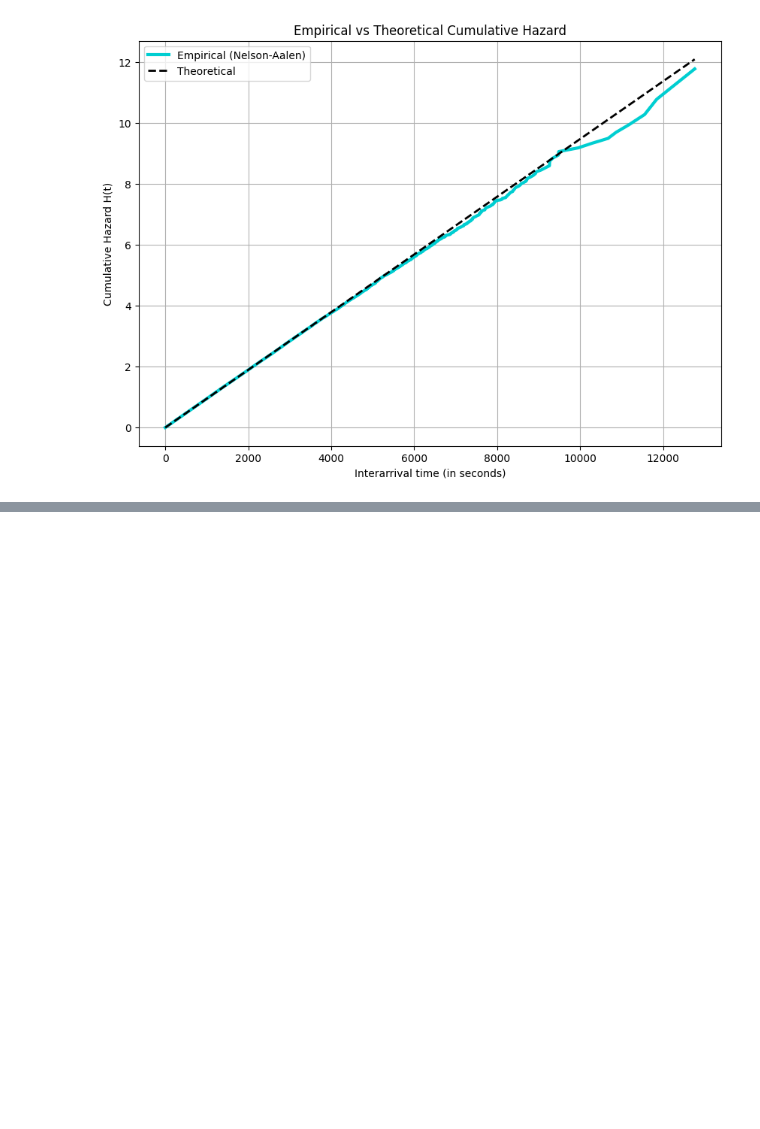
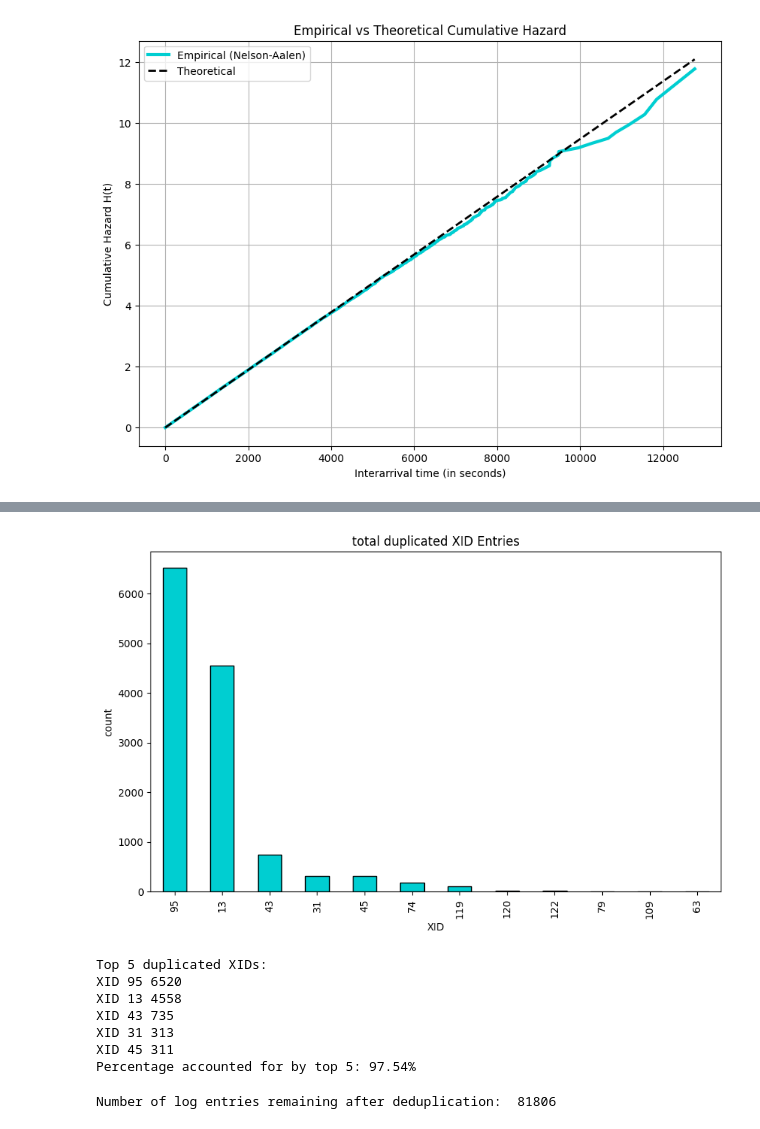
Before and after one commit to DhruvVohra11/gpu_cluster_analysis, a Jupyter notebook: ProjectPart2.ipynb, the cells around one changed output, grey strips where cells are left out. Cells and saved outputs as stored; diff of their text form; code cells hidden in the pictures; blank space fills up the shorter version.

Commit message:
task3 part 1 and 2 done

```diff
--- a/ProjectPart2.ipynb
+++ b/ProjectPart2.ipynb
@@ -451,0 +454,16 @@ plt.show()
+# %%
+import pandas as pd
+
+#repeat steps in task 0 to flatten dataset and extract important information from the dataset
+#data is noisy with duplicates
+
+raw_noisy_dict = pd.read_pickle("delta_a100_gpu_xid_dataset_with_noise.pkl")
+errors = []
+for date, error_list in raw_noisy_dict.items():
+   for i in error_list:
+      i["Date"] = date
+      errors.append(i)
+
+df_noisy = pd.DataFrame(errors)
+df_noisy = df_noisy[["Date", "datetime", "timestamp", "node_name", "device_id", "XID", "Tag"]]
+df_noisy = df_noisy.sort_values(by='timestamp')
@@ -451,0 +503,46 @@ plt.show()
+# %%
+# 3.1b: Plot histogram of duplicate XID's
+import matplotlib.pyplot as plt
+
+dup_count = df_duplicates['XID'].value_counts() # use value_counts again (similar in task 1) takes each occurance of a  unique XID and counts how many times
+#it shows up
+# essentially a faster, simplified hash map counting algorithm where key -> XID , value -> count
+
+plt.figure(figsize=(10, 6))
+plt.title("total duplicated XID Entries")
+plt.xlabel("XID")
+plt.ylabel("count")
+plt.grid(axis='y', linestyle='-', alpha=0.6)
+dup_count.plot(kind='bar', color='darkturquoise', edgecolor='black')
+
+plt.show()
+
+top_5 = {}
+for i, (x,c) in enumerate(dup_count.items()):
+    if i <= 5:
+        top_5[x] = c
+    else:
+        break
+print("Top 5 duplicated XIDs:")
+top_5_sum = 0
+for xid, count in top_5_duplicates.items():
+    top_5_sum += count
+    print("XID", xid,  count)
+percent_top_5 = (top_5_sum/ len(df_duplicates)) * 100
+print(f"Percentage accounted for by top 5: {percent_top_5:.2f}%")
+# %% [output]
+[figure, added]
+Top 5 duplicated XIDs:
+XID 95 6520
+XID 13 4558
+XID 43 735
+XID 31 313
+XID 45 311
+Percentage accounted for by top 5: 97.54%
+# %%
+
+# 3.1c: Remaining entries
+good_entries = len(df_dedup)
+print("Number of log entries remaining after deduplication: " , good_entries)
+# %% [output]
+Number of log entries remaining after deduplication:  81806
```
Also changed, not shown: parts of 6 cells of this notebook, 1 other file.
